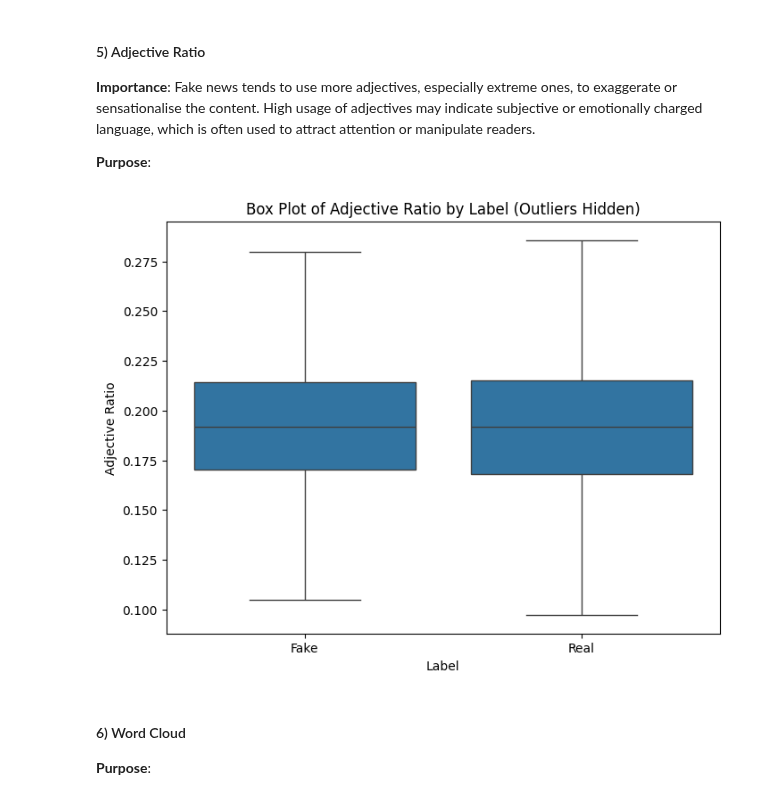
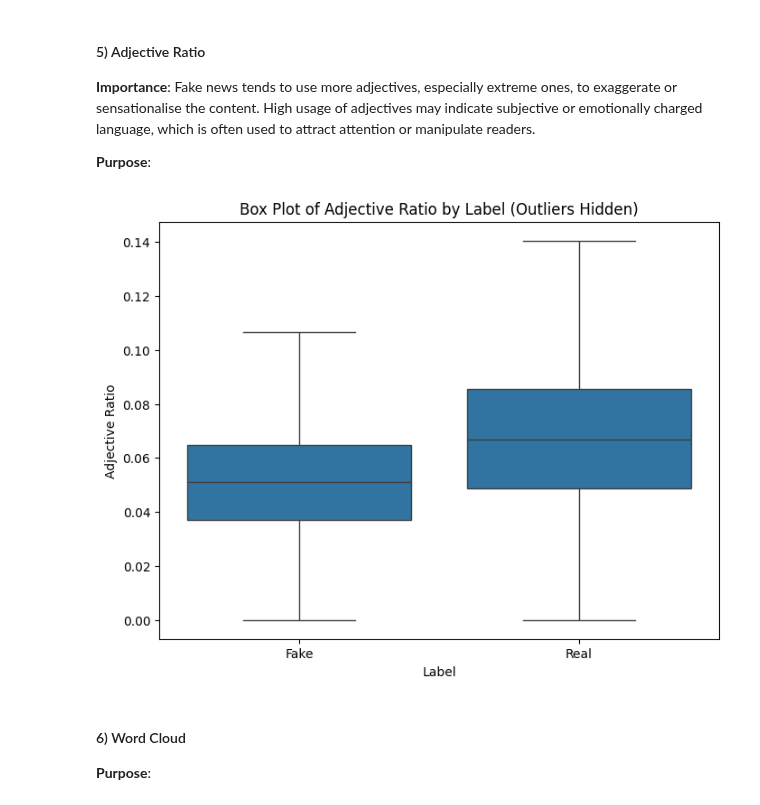
Before and after one commit to shaunzzhou/DM-Fake-News-Detection, a Jupyter notebook: project.ipynb, the cells around one changed output. Cells and saved outputs as stored; diff of their text form; code cells hidden in the pictures.

```diff
--- a/project.ipynb
+++ b/project.ipynb
@@ -764,7 +781,8 @@ def process_full_review(text):
 tqdm.pandas(desc="Processing Reviews")
 
 # Apply process_full_review function with tqdm progress bar and expand the results into separate columns.
-data[['processed_full_review', 'pronoun_ratio', 'modal_verb_ratio', 'adjective_ratio']] = data['full_review'].progress_apply(lambda x: pd.Series(process_full_review(x)))
+# data[['processed_full_review', 'pronoun_ratio', 'modal_verb_ratio', 'adjective_ratio']] = data['full_review'].progress_apply(lambda x: pd.Series(process_full_review(x)))
+data[['processed_full_review', 'interjections_ratio', 'negations_ratio']] = data['full_review'].progress_apply(lambda x: pd.Series(process_full_review(x)))
 
 data
 # %% [output]
@@ -851,24 +869,24 @@ plt.show()
 **Purpose**:
 # %%
 # Extract data for each label
-adjective_ratio_0 = data[data["label"] == 0]["adjective_ratio"]
-adjective_ratio_1 = data[data["label"] == 1]["adjective_ratio"]
+negations_ratio_0 = data[data["label"] == 0]["negations_ratio"]
+negations_ratio_1 = data[data["label"] == 1]["negations_ratio"]
 
 # Combine the data into a single DataFrame for easier plotting
 plot_data = pd.DataFrame({
-    'adjective_ratio': np.concatenate([adjective_ratio_0.values, adjective_ratio_1.values]),
-    'label': ['Fake'] * len(adjective_ratio_0) + ['Real'] * len(adjective_ratio_1)
+    'negations_ratio': np.concatenate([negations_ratio_0.values, negations_ratio_1.values]),
+    'label': ['Fake'] * len(negations_ratio_0) + ['Real'] * len(negations_ratio_1)
 })
 
 # Create the box plot using Seaborn
 plt.figure(figsize=(8, 6))
-sns.boxplot(x='label', y='adjective_ratio', data=plot_data, showfliers=False)
+sns.boxplot(x='label', y='negations_ratio', data=plot_data, showfliers=False)
 plt.title('Box Plot of Adjective Ratio by Label (Outliers Hidden)')
 plt.xlabel('Label')
 plt.ylabel('Adjective Ratio')
 plt.show()
 # %% [output]
-[figure, old version]
+[figure, new version]
 # %% [markdown]
 #### 6) Word Cloud
 
```
Also changed, not shown: parts of 2 cells of this notebook.
